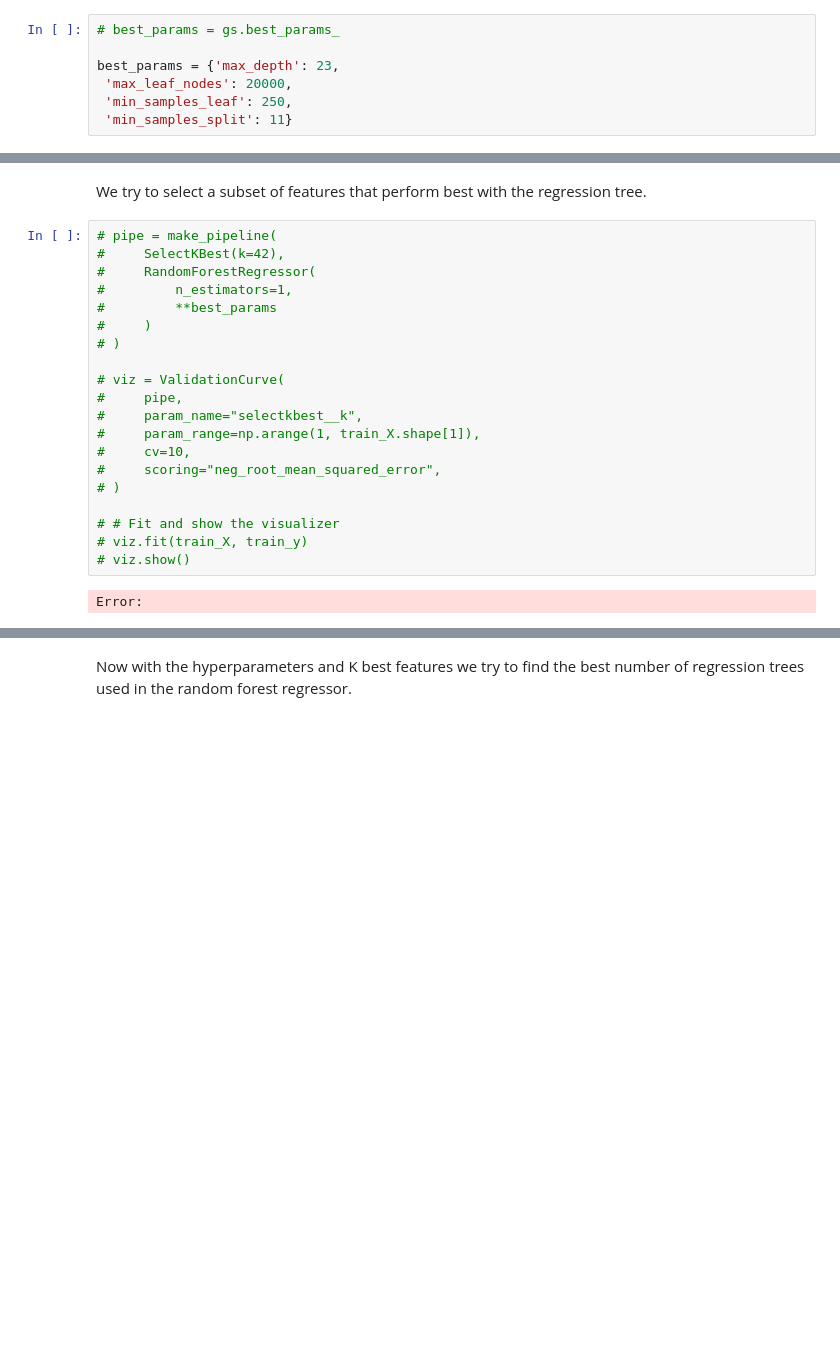
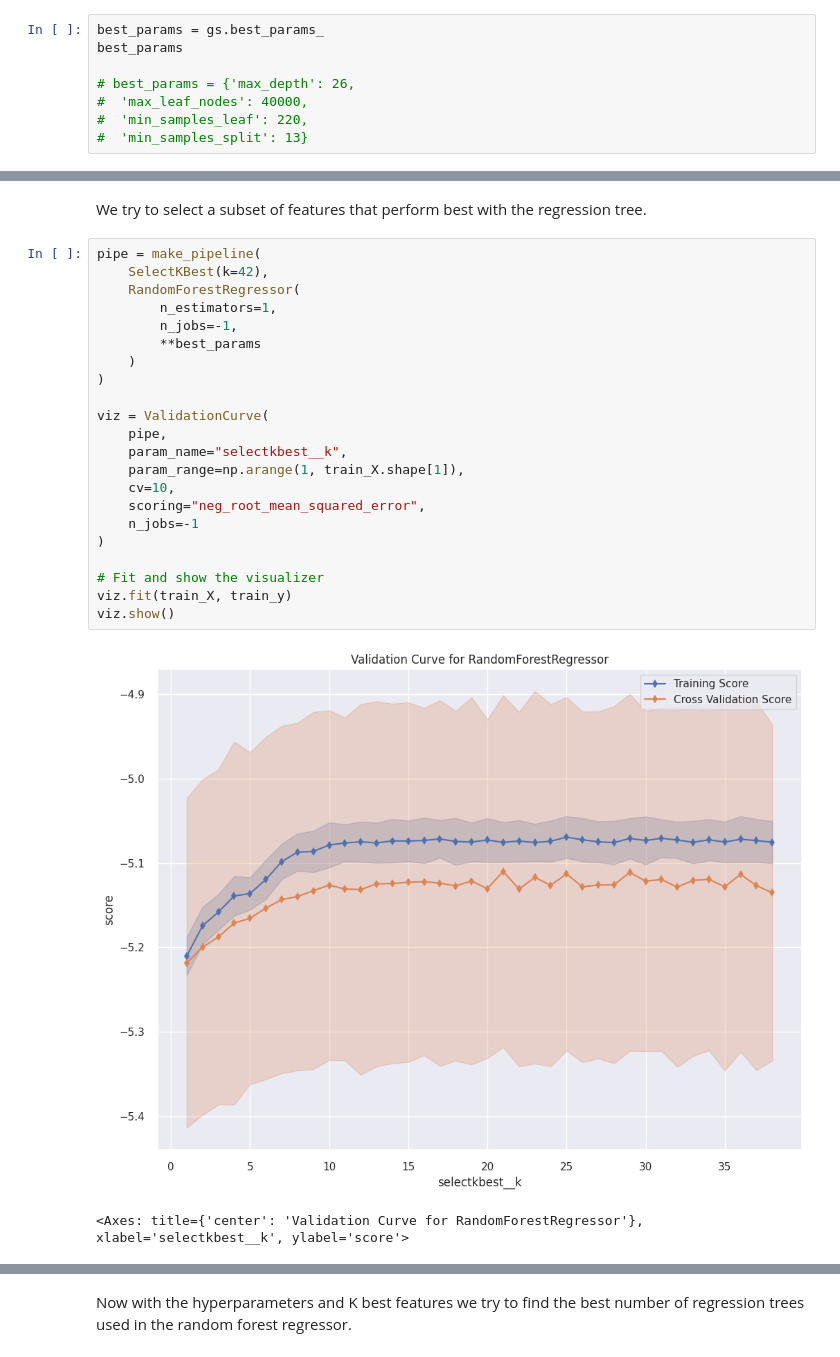
Before and after one commit to MergunFrimen/ml, a Jupyter notebook: FINAL.ipynb, the cells around one changed output, grey strips where cells are left out. Drawn from its saved outputs; the diff is of its cells as text; blank space fills up the shorter version.

```diff
--- a/FINAL.ipynb
+++ b/FINAL.ipynb
@@ -866,8 +856,9 @@ Error:
 # %%
-# best_params = gs.best_params_
+best_params = gs.best_params_
+best_params
 
-best_params = {'max_depth': 23,
- 'max_leaf_nodes': 20000,
- 'min_samples_leaf': 250,
- 'min_samples_split': 11}
+# best_params = {'max_depth': 26,
+#  'max_leaf_nodes': 40000,
+#  'min_samples_leaf': 220,
+#  'min_samples_split': 13}
 # %% [output]
@@ -875,25 +869,28 @@ Error:
 # %% [markdown]
 We try to select a subset of features that perform best with the regression tree.
 # %%
-# pipe = make_pipeline(
-#     SelectKBest(k=42),
-#     RandomForestRegressor(
-#         n_estimators=1,
-#         **best_params
-#     )
-# )
+pipe = make_pipeline(
+    SelectKBest(k=42),
+    RandomForestRegressor(
+        n_estimators=1,
+        n_jobs=-1,
+        **best_params
+    )
+)
 
-# viz = ValidationCurve(
-#     pipe,
-#     param_name="selectkbest__k",
-#     param_range=np.arange(1, train_X.shape[1]),
-#     cv=10,
-#     scoring="neg_root_mean_squared_error",
-# )
+viz = ValidationCurve(
+    pipe,
+    param_name="selectkbest__k",
+    param_range=np.arange(1, train_X.shape[1]),
+    cv=10,
+    scoring="neg_root_mean_squared_error",
+    n_jobs=-1
+)
 
-# # Fit and show the visualizer
-# viz.fit(train_X, train_y)
-# viz.show()
+# Fit and show the visualizer
+viz.fit(train_X, train_y)
+viz.show()
 # %% [output]
+[figure, added]
-Error:
+<Axes: title={'center': 'Validation Curve for RandomForestRegressor'}, xlabel='selectkbest__k', ylabel='score'>
 # %%
```
Also changed, not shown: parts of 43 cells of this notebook.
